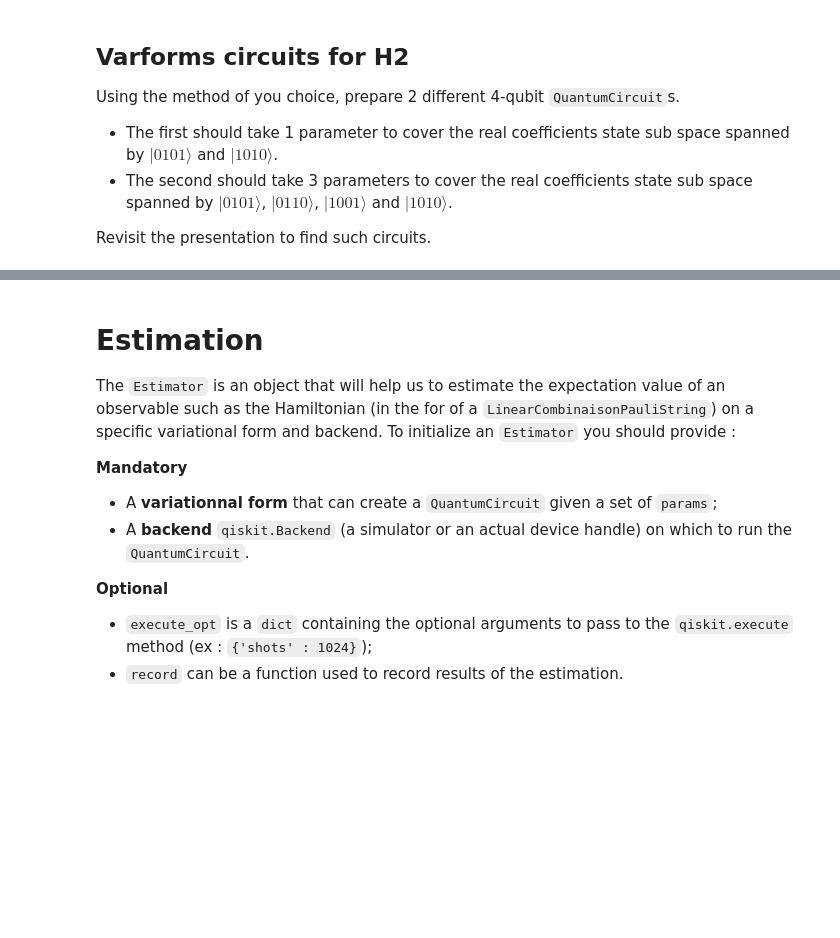
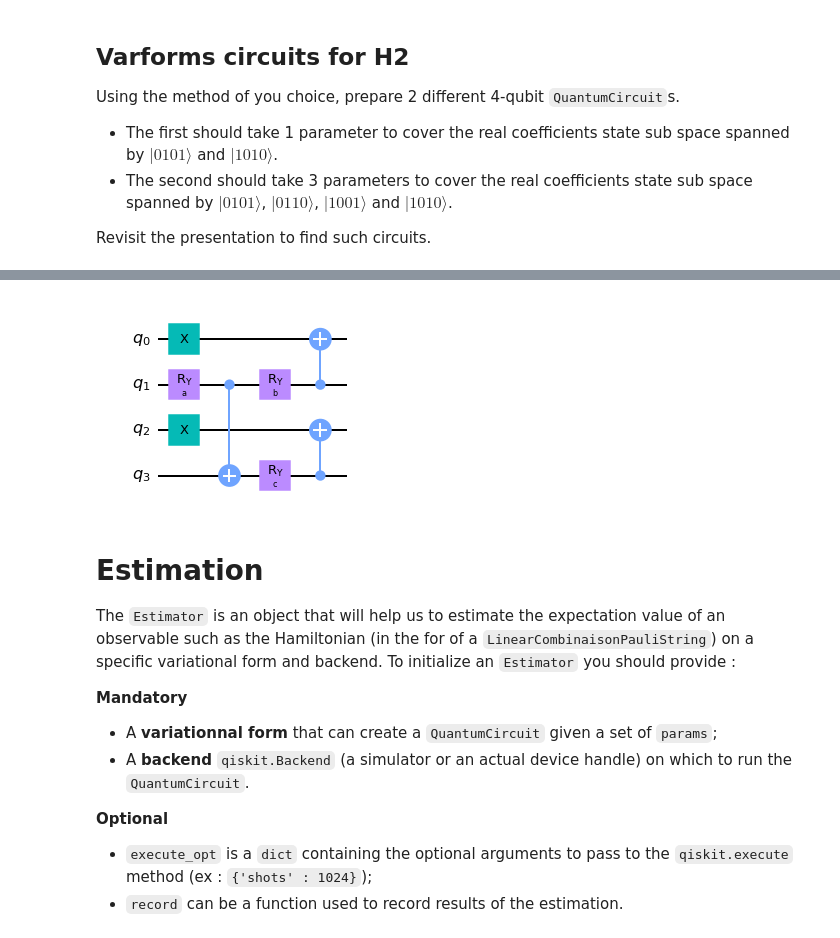
Before and after one commit to QSciTech-QuantumBC-Workshop/Obinna_repo, a Jupyter notebook: molecule-incomplete-suggested-solution-main/activity_vqe.ipynb, the cells around one changed output, grey strips where cells are left out. Cells and saved outputs as stored; diff of their text form; code cells hidden in the pictures; blank space fills up the shorter version.

```diff
--- a/molecule-incomplete-suggested-solution-main/activity_vqe.ipynb
+++ b/molecule-incomplete-suggested-solution-main/activity_vqe.ipynb
@@ -116,13 +138,26 @@ varform_4qubits_1param.draw('mpl')
 # %%
 varform_4qubits_3params = QuantumCircuit(4)
 a = Parameter('a')
 b = Parameter('b')
 c = Parameter('c')
-"""
-Your code here
-"""
+# """
+# Your code here
+# ""
+
+varform_4qubits_3params.x(0)
+varform_4qubits_3params.x(2)
+varform_4qubits_3params.ry(a, 1)
+varform_4qubits_3params.cx(1, 3)
+varform_4qubits_3params.ry(b, 1)
+varform_4qubits_3params.ry(c, 3)
+varform_4qubits_3params.cx(1,0)
+varform_4qubits_3params.cx(3,2)
+
+
 
 varform_4qubits_3params.draw('mpl')
+# %% [output]
+[figure, added]
 # %% [markdown]
 # Estimation
 The `Estimator` is an object that will help us to estimate the expectation value of an observable such as the Hamiltonian (in the for of a `LinearCombinaisonPauliString`) on a specific variational form and backend. To initialize an `Estimator` you should provide :
```
Also changed, not shown: parts of 32 cells of this notebook, 19 other files.
